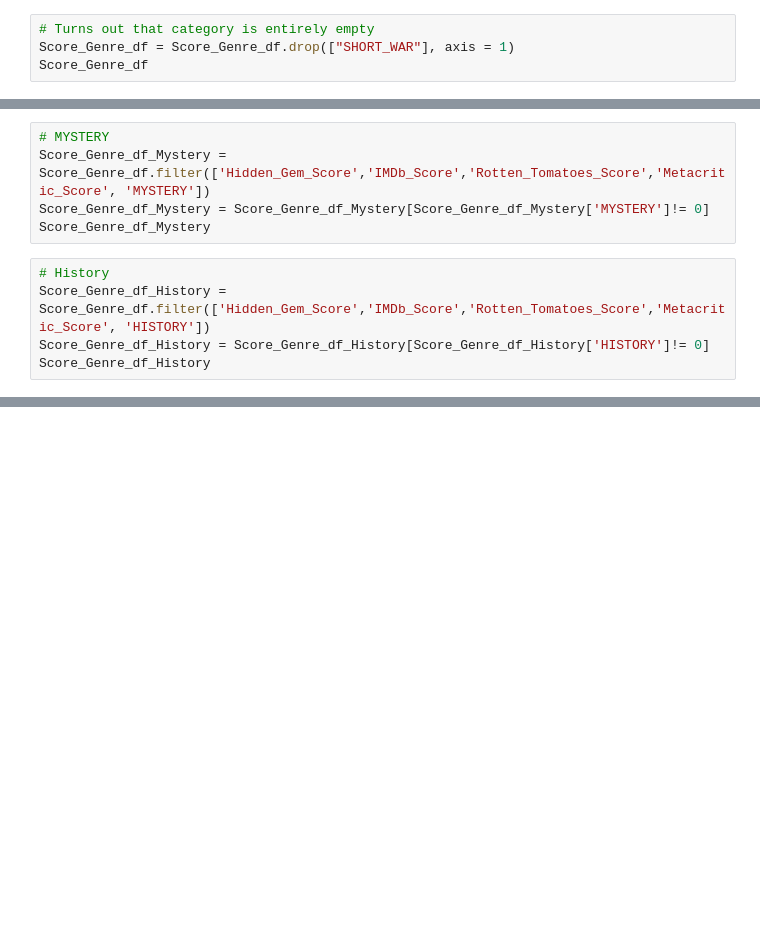
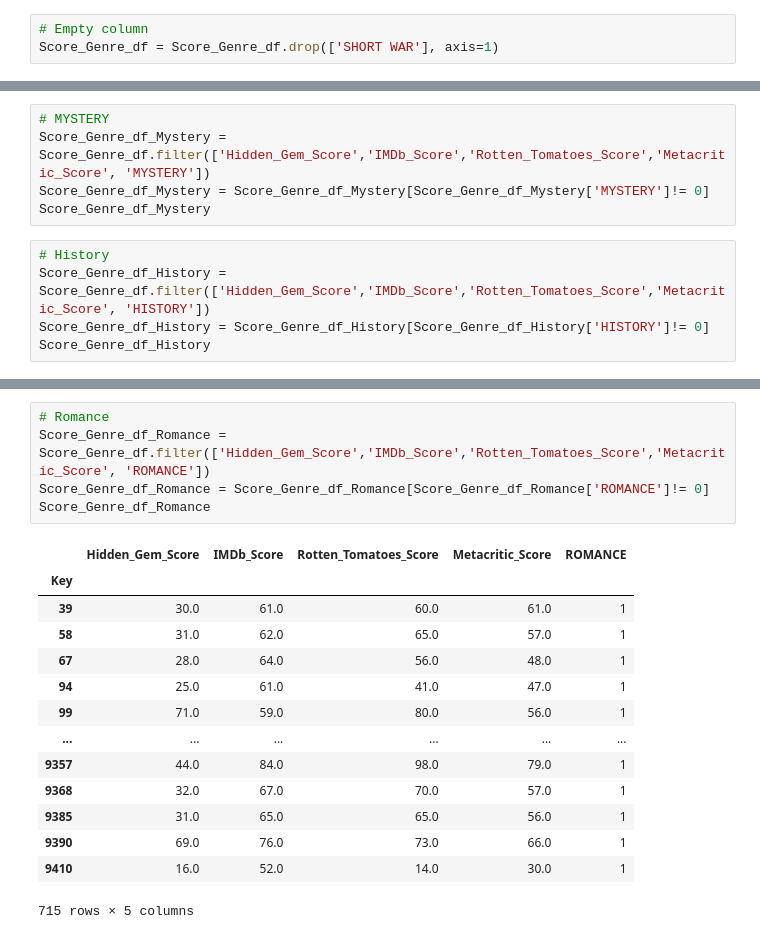
Before and after one commit to Cyber-Wolfe/Netflix_and_Analyze, a Jupyter notebook: Jupyter Notebooks/Machine-Learning/DataFrames_by_genre.ipynb, the cells around one changed output, grey strips where cells are left out. Cells and saved outputs as stored; diff of their text form; blank space fills up the shorter version.

```diff
--- a/Jupyter Notebooks/Machine-Learning/DataFrames_by_genre.ipynb
+++ b/Jupyter Notebooks/Machine-Learning/DataFrames_by_genre.ipynb
@@ -13,7 +28,6 @@ Score_Genre_df
-# %%
-# Turns out that category is entirely empty
-Score_Genre_df = Score_Genre_df.drop(["SHORT_WAR"], axis = 1)
-Score_Genre_df
+# %%
+# Empty column
+Score_Genre_df = Score_Genre_df.drop(['SHORT WAR'], axis=1)
 # %%
 Score_Genre_df.rename(columns = {"SCI-FI": "SCI_FI", "REALITY-TV":"REALITY_TV","TALK-SHOW":"TALK_SHOW","GAME-SHOW":"GAME_SHOW"}, inplace = True)
 Score_Genre_df
@@ -66,0 +122,20 @@ Score_Genre_df_ShortWar
+# %%
+# Romance
+Score_Genre_df_Romance = Score_Genre_df.filter(['Hidden_Gem_Score','IMDb_Score','Rotten_Tomatoes_Score','Metacritic_Score', 'ROMANCE'])
+Score_Genre_df_Romance = Score_Genre_df_Romance[Score_Genre_df_Romance['ROMANCE']!= 0]
+Score_Genre_df_Romance
+# %% [output]
+|  | Hidden_Gem_Score | IMDb_Score | Rotten_Tomatoes_Score | Metacritic_Score | ROMANCE |
+| Key |  |  |  |  |  |
+| 39 | 30.0 | 61.0 | 60.0 | 61.0 | 1 |
+| 58 | 31.0 | 62.0 | 65.0 | 57.0 | 1 |
+| 67 | 28.0 | 64.0 | 56.0 | 48.0 | 1 |
+| 94 | 25.0 | 61.0 | 41.0 | 47.0 | 1 |
+| 99 | 71.0 | 59.0 | 80.0 | 56.0 | 1 |
+| ... | ... | ... | ... | ... | ... |
+| 9357 | 44.0 | 84.0 | 98.0 | 79.0 | 1 |
+| 9368 | 32.0 | 67.0 | 70.0 | 57.0 | 1 |
+| 9385 | 31.0 | 65.0 | 65.0 | 56.0 | 1 |
+| 9390 | 69.0 | 76.0 | 73.0 | 66.0 | 1 |
+| 9410 | 16.0 | 52.0 | 14.0 | 30.0 | 1 |
+715 rows × 5 columns
```
Also changed, not shown: parts of 14 cells of this notebook.
